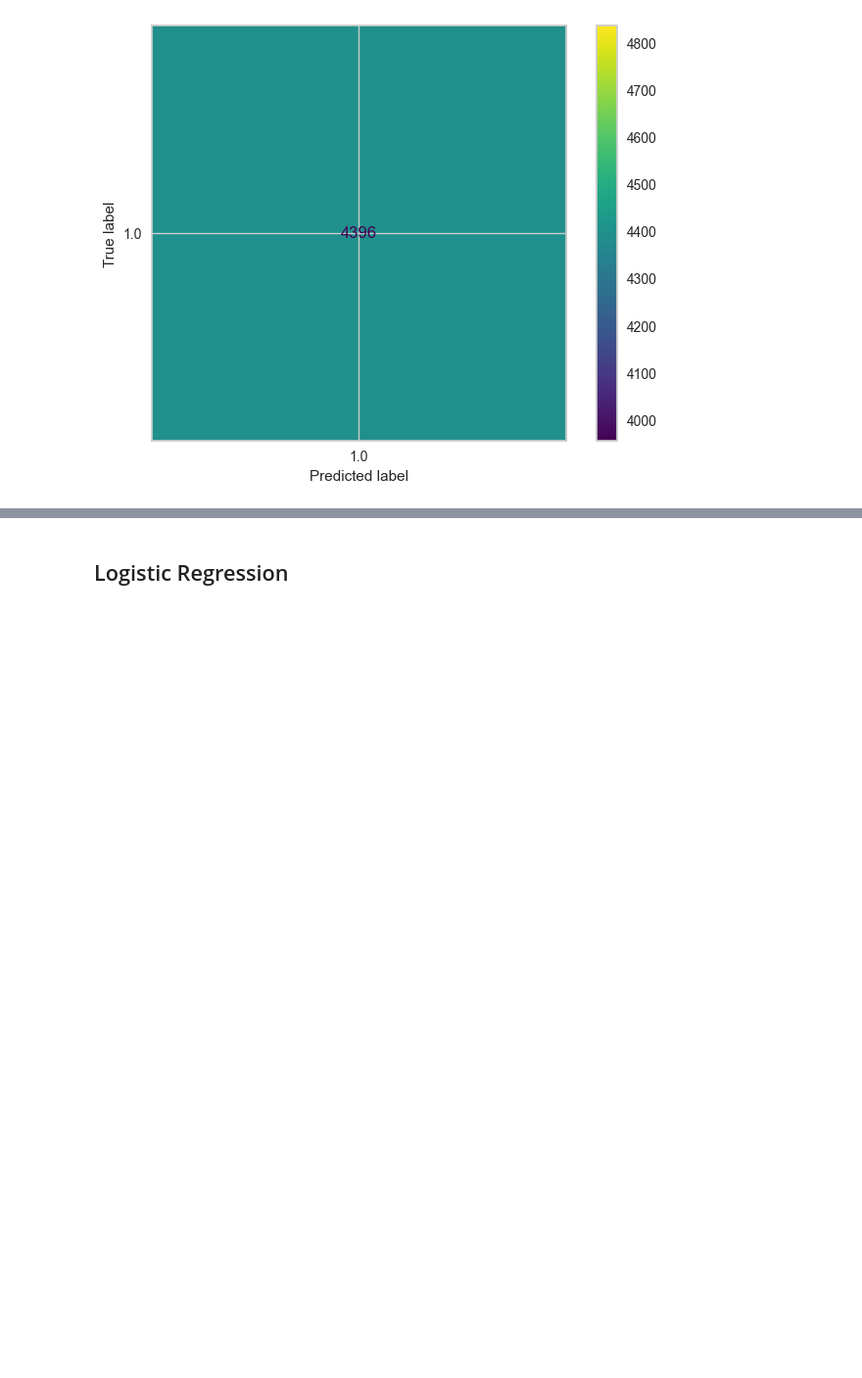
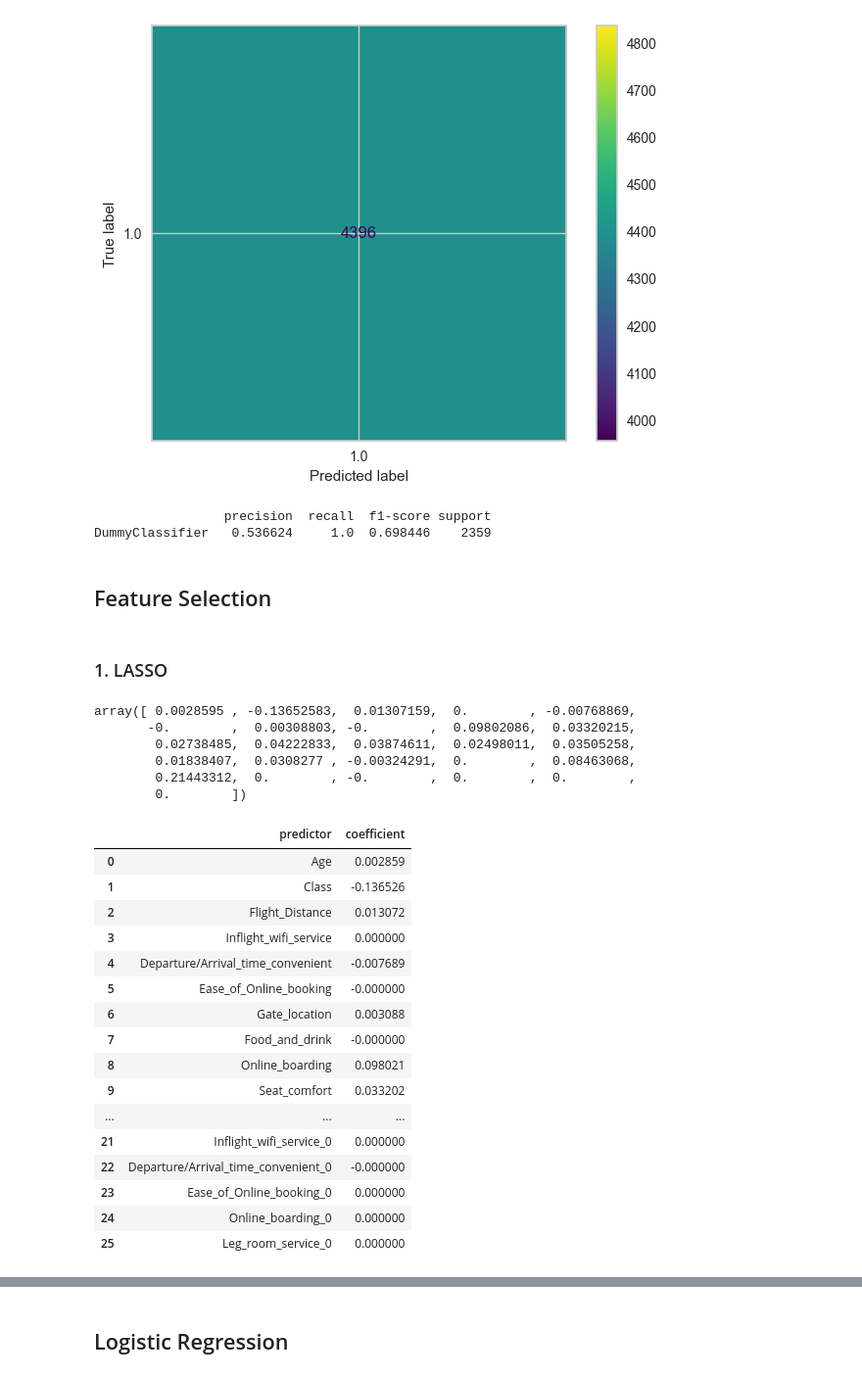
Before and after one commit to shanshanlao/Airline-Passenger-Satisfaction-Prediction, a Jupyter notebook: Code/Airline_data_modeling.ipynb, the cells around one changed output, grey strips where cells are left out. Shown at 98% size. Drawn from its saved outputs; the diff is of its cells as text; code cells hidden in the pictures; blank space fills up the shorter version.

Commit message:
Update Airline_data_modeling.ipynb
1. Corrected dummified columns
1.1. rows with rating 0 -- missing values?
2. Added model_comparison function
3. Outlined Modelling Section

```diff
--- a/Code/Airline_data_modeling.ipynb
+++ b/Code/Airline_data_modeling.ipynb
@@ -99,15 +122,8 @@ Type_of_Travel_Business travel ==> [0.0, 1.0]
 dummy_cols = {'Inflight_wifi_service_0': ['Inflight_wifi_service'],
               'Departure/Arrival_time_convenient_0': ['Departure/Arrival_time_convenient'],
               'Ease_of_Online_booking_0': ['Ease_of_Online_booking'],
-              'Ease_of_Online_booking_0': ['Ease_of_Online_booking'],
-              'Food_and_drink_0': ['Food_and_drink'],
               'Online_boarding_0': ['Online_boarding'],
-              'Seat_comfort_0': ['Seat_comfort'],
-              'Online_boarding_0': ['Online_boarding'],
-              'Leg_room_service_0': ['Leg_room_service'],
-              'Checkin_service_0': ['Checkin_service'],
-              'Inflight_service_0': ['Inflight_service'],
-              'Cleanliness_0': ['Cleanliness']}
+              'Leg_room_service_0': ['Leg_room_service']}
 
 # Loop through each set of columns and create the new dummy variable
 for dummy_col, cols_to_check in dummy_cols.items():
@@ -310,3 +335,48 @@ Confusion Matrix:
 
 End of validation Result
 [figure]
+# %%
+# Add result to model_comparison dataframe
+model_name = 'DummyClassifier'
+y_pred = dummy.predict(X_val)
+
+add_result(model_name, y_val, y_pred)
+# %% [output]
+                 precision  recall  f1-score support
+DummyClassifier   0.536624     1.0  0.698446    2359
+# %% [markdown]
+## Feature Selection
+# %% [markdown]
+### 1. LASSO
+# %%
+lasso = Lasso(alpha=0.01)
+model_lasso = lasso.fit(X_train, y_train)
+# %%
+model_lasso.coef_
+# %% [output]
+array([ 0.0028595 , -0.13652583,  0.01307159,  0.        , -0.00768869,
+       -0.        ,  0.00308803, -0.        ,  0.09802086,  0.03320215,
+        0.02738485,  0.04222833,  0.03874611,  0.02498011,  0.03505258,
+        0.01838407,  0.0308277 , -0.00324291,  0.        ,  0.08463068,
+        0.21443312,  0.        , -0.        ,  0.        ,  0.        ,
+        0.        ])
+# %%
+pd.DataFrame(list(zip(X_train.columns,model_lasso.coef_)), columns = ['predictor','coefficient'])
+# %% [output]
+|  | predictor | coefficient |
+| 0 | Age | 0.002859 |
+| 1 | Class | -0.136526 |
+| 2 | Flight_Distance | 0.013072 |
+| 3 | Inflight_wifi_service | 0.000000 |
+| 4 | Departure/Arrival_time_convenient | -0.007689 |
+| 5 | Ease_of_Online_booking | -0.000000 |
+| 6 | Gate_location | 0.003088 |
+| 7 | Food_and_drink | -0.000000 |
+| 8 | Online_boarding | 0.098021 |
+| 9 | Seat_comfort | 0.033202 |
+| ... | ... | ... |
+| 21 | Inflight_wifi_service_0 | 0.000000 |
+| 22 | Departure/Arrival_time_convenient_0 | -0.000000 |
+| 23 | Ease_of_Online_booking_0 | 0.000000 |
+| 24 | Online_boarding_0 | 0.000000 |
+| 25 | Leg_room_service_0 | 0.000000 |
```
Also changed, not shown: parts of 23 cells of this notebook.
